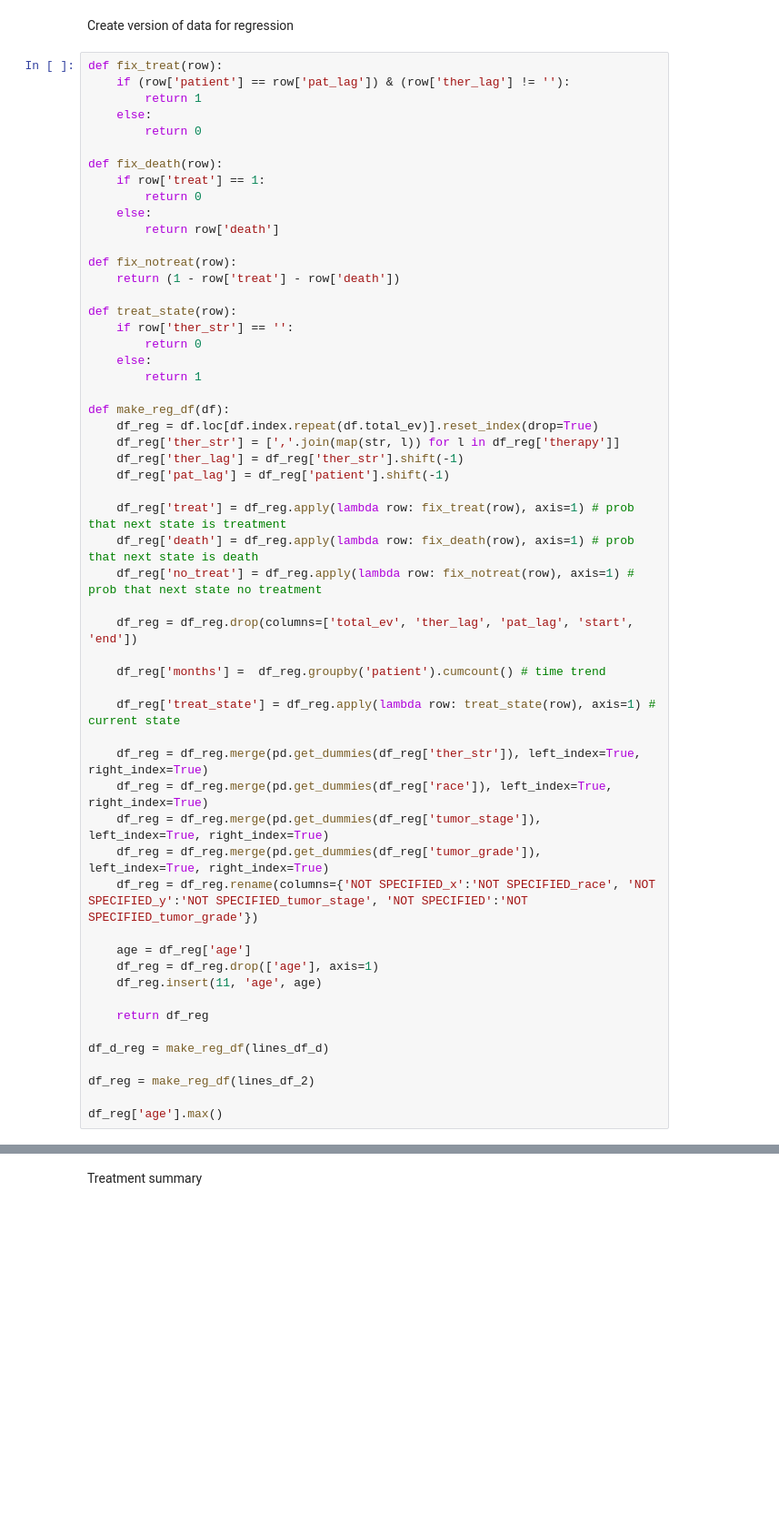
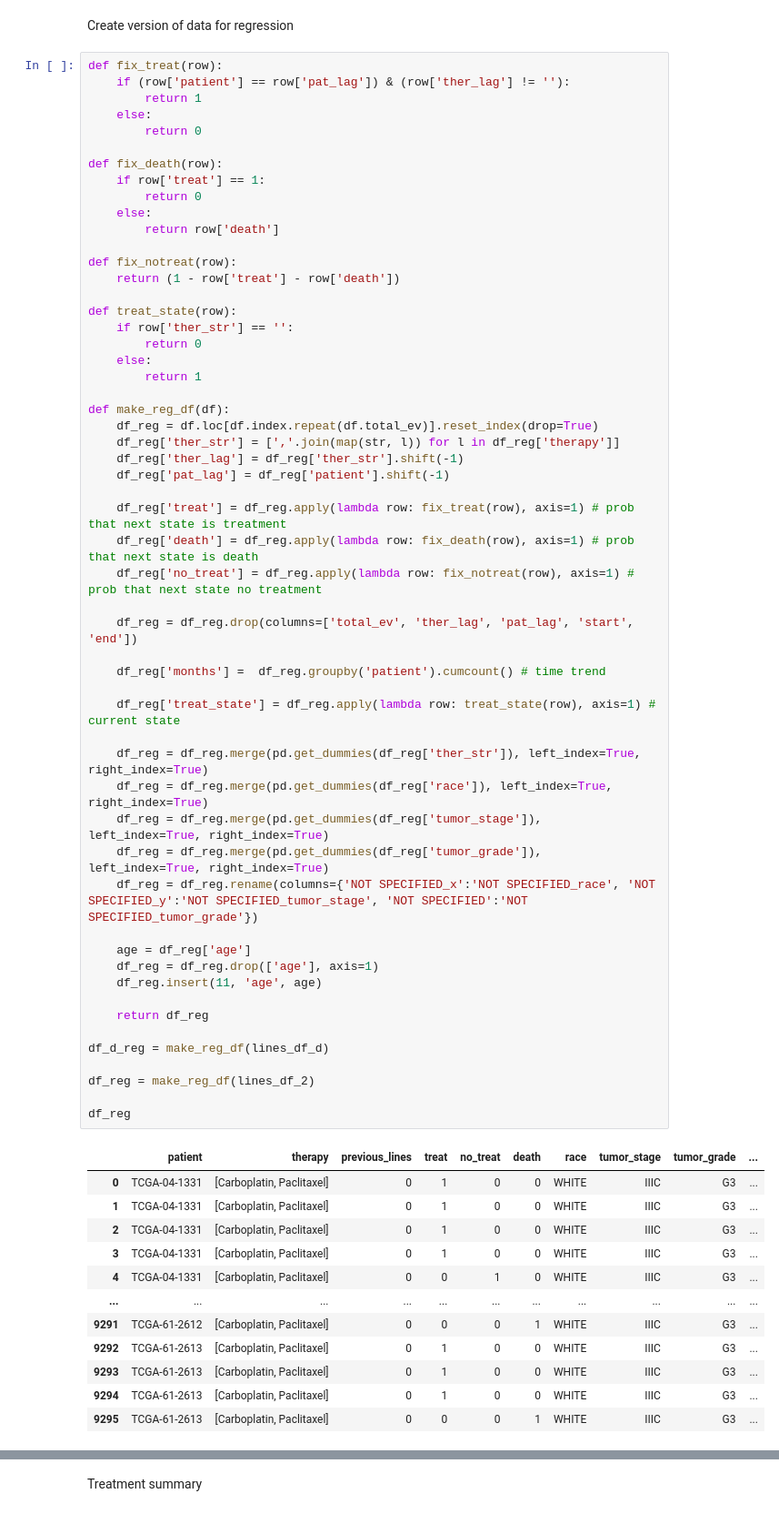
Before and after one commit to bmurphy1993/Cancer_Reinforcement_Learning, a Jupyter notebook: Data_Preprocessing.ipynb, the cells around one changed output, grey strips where cells are left out. Shown: that part at 91% size. Cells and saved outputs as stored; diff of their text form; blank space fills up the shorter version.

```diff
--- a/Data_Preprocessing.ipynb
+++ b/Data_Preprocessing.ipynb
@@ -449,31 +450,43 @@ def make_reg_df(df):
     df_reg['ther_lag'] = df_reg['ther_str'].shift(-1)
     df_reg['pat_lag'] = df_reg['patient'].shift(-1)
 
     df_reg['treat'] = df_reg.apply(lambda row: fix_treat(row), axis=1) # prob that next state is treatment
     df_reg['death'] = df_reg.apply(lambda row: fix_death(row), axis=1) # prob that next state is death
     df_reg['no_treat'] = df_reg.apply(lambda row: fix_notreat(row), axis=1) # prob that next state no treatment
 
     df_reg = df_reg.drop(columns=['total_ev', 'ther_lag', 'pat_lag', 'start', 'end'])
 
     df_reg['months'] =  df_reg.groupby('patient').cumcount() # time trend
 
     df_reg['treat_state'] = df_reg.apply(lambda row: treat_state(row), axis=1) # current state
 
     df_reg = df_reg.merge(pd.get_dummies(df_reg['ther_str']), left_index=True, right_index=True)
     df_reg = df_reg.merge(pd.get_dummies(df_reg['race']), left_index=True, right_index=True)
     df_reg = df_reg.merge(pd.get_dummies(df_reg['tumor_stage']), left_index=True, right_index=True)
     df_reg = df_reg.merge(pd.get_dummies(df_reg['tumor_grade']), left_index=True, right_index=True)
     df_reg = df_reg.rename(columns={'NOT SPECIFIED_x':'NOT SPECIFIED_race', 'NOT SPECIFIED_y':'NOT SPECIFIED_tumor_stage', 'NOT SPECIFIED':'NOT SPECIFIED_tumor_grade'})
 
     age = df_reg['age']
     df_reg = df_reg.drop(['age'], axis=1)
     df_reg.insert(11, 'age', age)
 
     return df_reg
 
 df_d_reg = make_reg_df(lines_df_d)
 
 df_reg = make_reg_df(lines_df_2)
 
-df_reg['age'].max()
+df_reg
 # %% [output]
+|  | patient | therapy | previous_lines | treat | no_treat | death | race | tumor_stage | tumor_grade | ... |
+| 0 | TCGA-04-1331 | [Carboplatin, Paclitaxel] | 0 | 1 | 0 | 0 | WHITE | IIIC | G3 | ... |
+| 1 | TCGA-04-1331 | [Carboplatin, Paclitaxel] | 0 | 1 | 0 | 0 | WHITE | IIIC | G3 | ... |
+| 2 | TCGA-04-1331 | [Carboplatin, Paclitaxel] | 0 | 1 | 0 | 0 | WHITE | IIIC | G3 | ... |
+| 3 | TCGA-04-1331 | [Carboplatin, Paclitaxel] | 0 | 1 | 0 | 0 | WHITE | IIIC | G3 | ... |
+| 4 | TCGA-04-1331 | [Carboplatin, Paclitaxel] | 0 | 0 | 1 | 0 | WHITE | IIIC | G3 | ... |
+| ... | ... | ... | ... | ... | ... | ... | ... | ... | ... | ... |
+| 9291 | TCGA-61-2612 | [Carboplatin, Paclitaxel] | 0 | 0 | 0 | 1 | WHITE | IIIC | G3 | ... |
+| 9292 | TCGA-61-2613 | [Carboplatin, Paclitaxel] | 0 | 1 | 0 | 0 | WHITE | IIIC | G3 | ... |
+| 9293 | TCGA-61-2613 | [Carboplatin, Paclitaxel] | 0 | 1 | 0 | 0 | WHITE | IIIC | G3 | ... |
+| 9294 | TCGA-61-2613 | [Carboplatin, Paclitaxel] | 0 | 1 | 0 | 0 | WHITE | IIIC | G3 | ... |
+| 9295 | TCGA-61-2613 | [Carboplatin, Paclitaxel] | 0 | 0 | 0 | 1 | WHITE | IIIC | G3 | ... |
```
Also changed, not shown: parts of 20 cells of this notebook.
